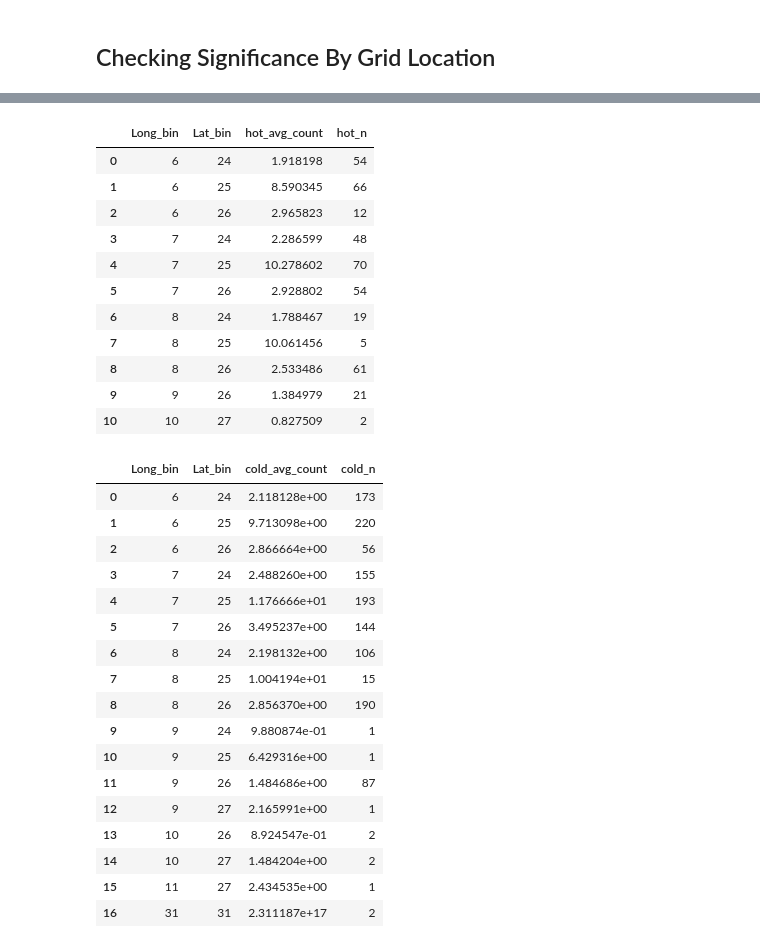
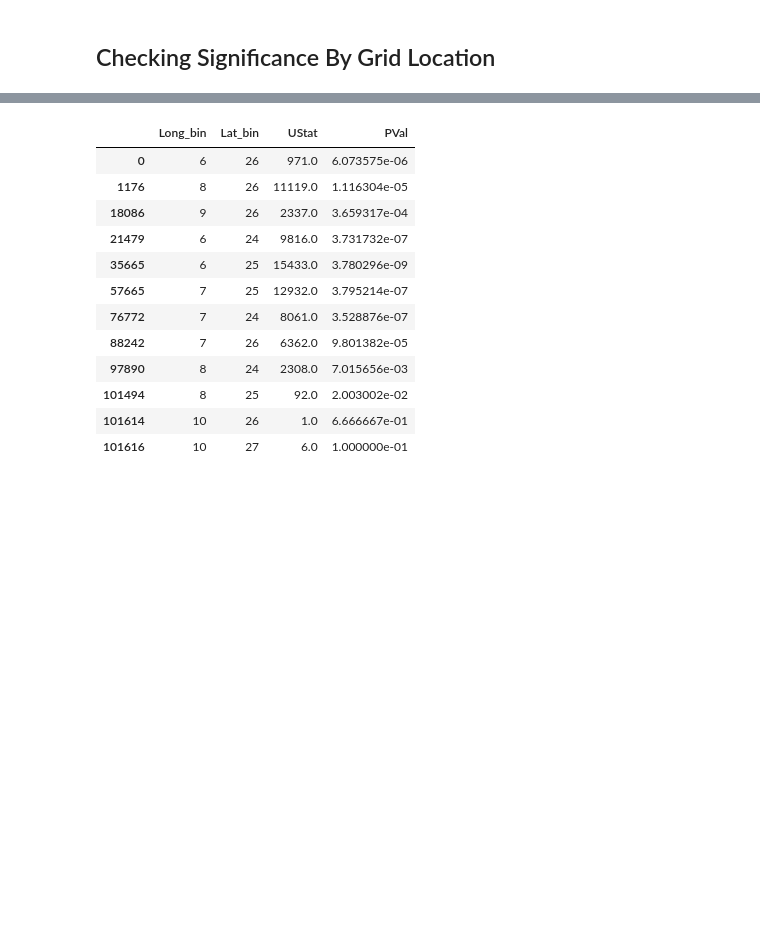
Before and after one commit to outlawhayden/weather-crime, a Jupyter notebook: notebooks/model_playground.ipynb, the cells around one changed output, grey strips where cells are left out. Drawn from its saved outputs; the diff is of its cells as text; code cells hidden in the pictures; blank space fills up the shorter version.

Commit message:
mannwhitney u stat calculations for individual bins

```diff
--- a/notebooks/model_playground.ipynb
+++ b/notebooks/model_playground.ipynb
@@ -1094,33 +1085,29 @@ cold_gb.columns = ["Long_bin", "Lat_bin", "cold_avg_count", "cold_n"]
-# %%
-display(hot_gb, cold_gb)
-# %% [output]
-|  | Long_bin | Lat_bin | hot_avg_count | hot_n |
-| 0 | 6 | 24 | 1.918198 | 54 |
-| 1 | 6 | 25 | 8.590345 | 66 |
-| 2 | 6 | 26 | 2.965823 | 12 |
-| 3 | 7 | 24 | 2.286599 | 48 |
-| 4 | 7 | 25 | 10.278602 | 70 |
-| 5 | 7 | 26 | 2.928802 | 54 |
-| 6 | 8 | 24 | 1.788467 | 19 |
-| 7 | 8 | 25 | 10.061456 | 5 |
-| 8 | 8 | 26 | 2.533486 | 61 |
-| 9 | 9 | 26 | 1.384979 | 21 |
-| 10 | 10 | 27 | 0.827509 | 2 |
-|  | Long_bin | Lat_bin | cold_avg_count | cold_n |
-| 0 | 6 | 24 | 2.118128e+00 | 173 |
-| 1 | 6 | 25 | 9.713098e+00 | 220 |
-| 2 | 6 | 26 | 2.866664e+00 | 56 |
-| 3 | 7 | 24 | 2.488260e+00 | 155 |
-| 4 | 7 | 25 | 1.176666e+01 | 193 |
-| 5 | 7 | 26 | 3.495237e+00 | 144 |
-| 6 | 8 | 24 | 2.198132e+00 | 106 |
-| 7 | 8 | 25 | 1.004194e+01 | 15 |
-| 8 | 8 | 26 | 2.856370e+00 | 190 |
-| 9 | 9 | 24 | 9.880874e-01 | 1 |
-| 10 | 9 | 25 | 6.429316e+00 | 1 |
-| 11 | 9 | 26 | 1.484686e+00 | 87 |
-| 12 | 9 | 27 | 2.165991e+00 | 1 |
-| 13 | 10 | 26 | 8.924547e-01 | 2 |
-| 14 | 10 | 27 | 1.484204e+00 | 2 |
-| 15 | 11 | 27 | 2.434535e+00 | 1 |
-| 16 | 31 | 31 | 2.311187e+17 | 2 |
+# %%
+from scipy.stats import mannwhitneyu
+pred_diffs_df = pd.merge(cold_X_test[["Long_bin", "Lat_bin"]], hot_X_test[["Long_bin", "Lat_bin"]], on = ["Long_bin", "Lat_bin"]).drop_duplicates()
+
+def mann_whitney_bin(row):
+    target_long, target_lat = row["Long_bin"], row["Lat_bin"]
+    cold_preds = cold_X_test[(cold_X_test["Long_bin"] == target_long) & (cold_X_test["Lat_bin"] == target_lat)]["cold_pred_count"]
+    hot_preds = hot_X_test[(hot_X_test["Long_bin"] == target_long) & (hot_X_test["Lat_bin"] == target_lat)]["hot_pred_count"]
+    ustat, pval = mannwhitneyu(hot_preds, cold_preds, alternative = 'greater')
+    return ustat, pval
+
+
+pred_diffs_df[["UStat", "PVal"]] = pred_diffs_df.progress_apply(mann_whitney_bin, axis = 1, result_type = 'expand')
+# %%
+pred_diffs_df
+# %% [output]
+|  | Long_bin | Lat_bin | UStat | PVal |
+| 0 | 6 | 26 | 971.0 | 6.073575e-06 |
+| 1176 | 8 | 26 | 11119.0 | 1.116304e-05 |
+| 18086 | 9 | 26 | 2337.0 | 3.659317e-04 |
+| 21479 | 6 | 24 | 9816.0 | 3.731732e-07 |
+| 35665 | 6 | 25 | 15433.0 | 3.780296e-09 |
+| 57665 | 7 | 25 | 12932.0 | 3.795214e-07 |
+| 76772 | 7 | 24 | 8061.0 | 3.528876e-07 |
+| 88242 | 7 | 26 | 6362.0 | 9.801382e-05 |
+| 97890 | 8 | 24 | 2308.0 | 7.015656e-03 |
+| 101494 | 8 | 25 | 92.0 | 2.003002e-02 |
+| 101614 | 10 | 26 | 1.0 | 6.666667e-01 |
+| 101616 | 10 | 27 | 6.0 | 1.000000e-01 |
```
Also changed, not shown: parts of 8 cells of this notebook.
